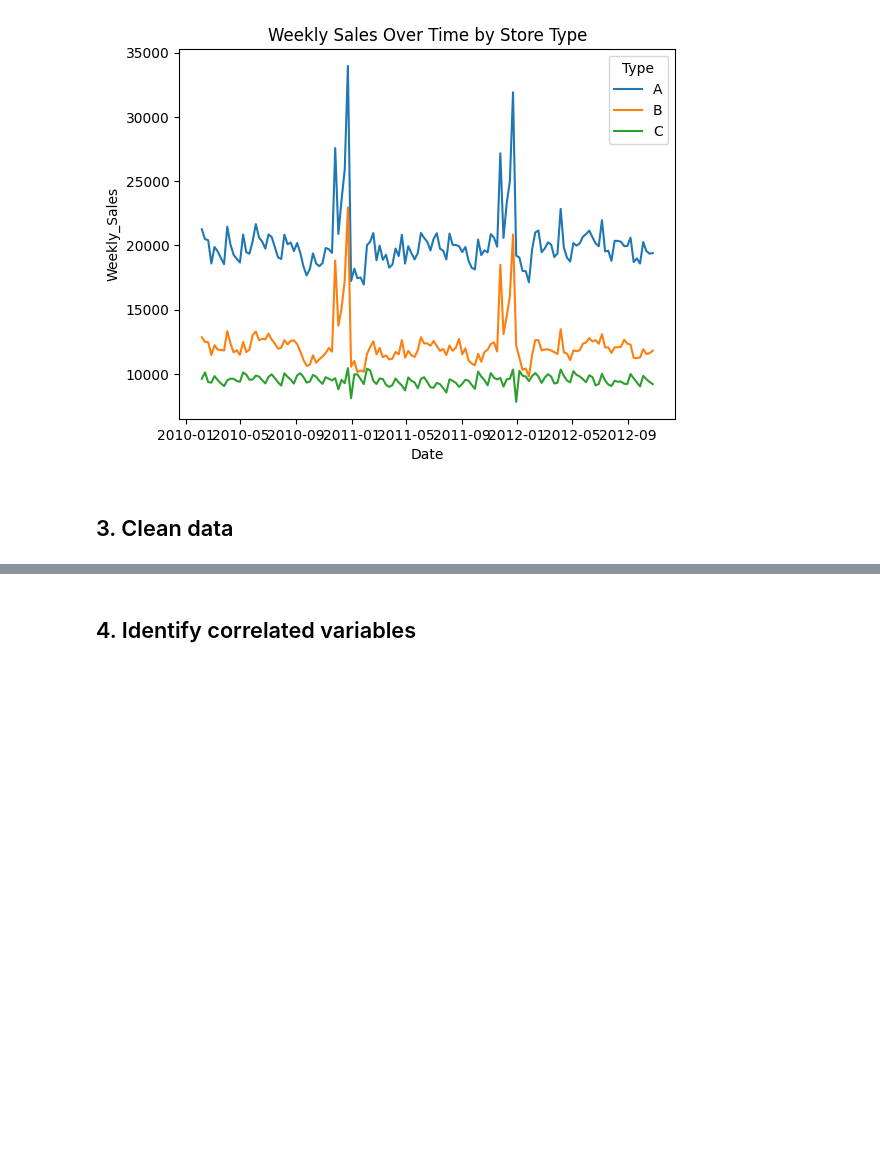
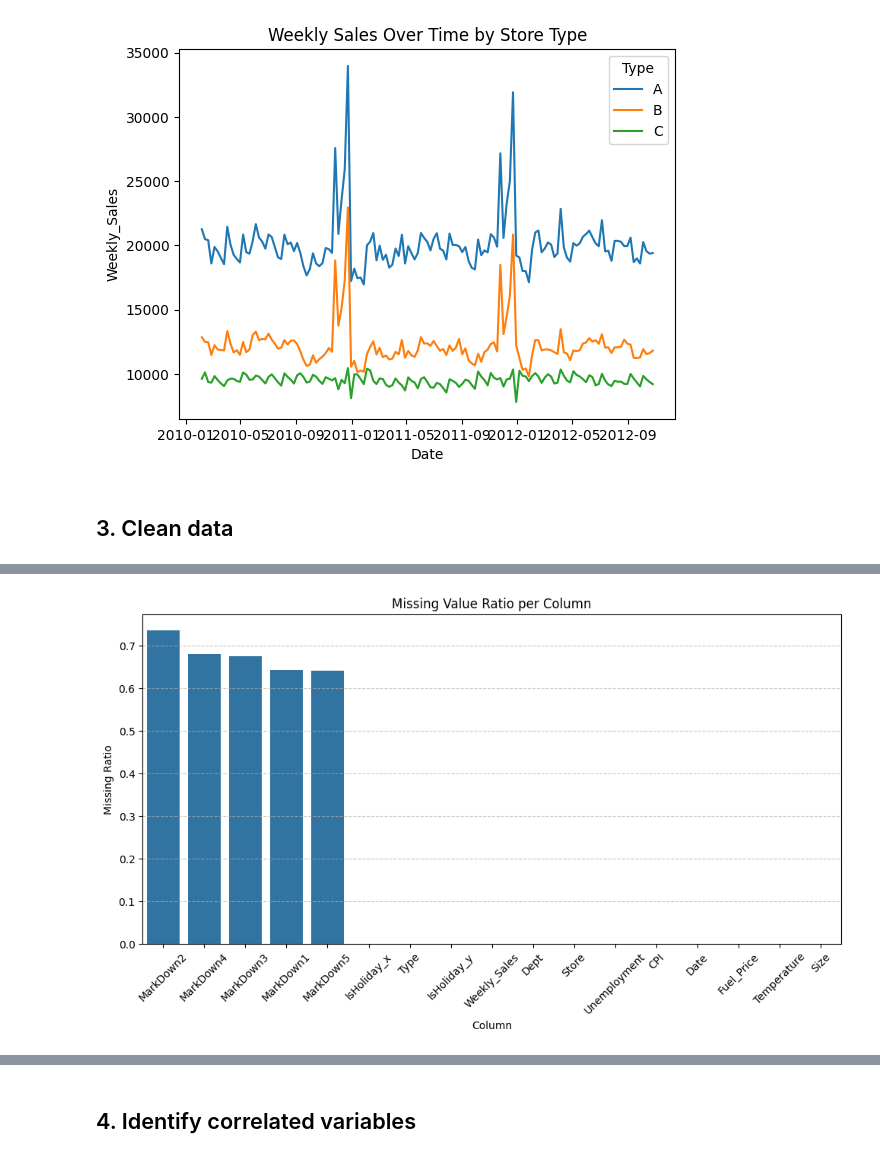
Before and after one commit to wyan170/Phase2_project, a Jupyter notebook: data-science/1. Analysis and Preprocessing/part1-submission.ipynb, the cells around one changed output, grey strips where cells are left out. Saved outputs shown, nothing was run; the diff lists cells and outputs as text; code cells hidden in the pictures; blank space fills up the shorter version.

```diff
--- a/data-science/1. Analysis and Preprocessing/part1-submission.ipynb
+++ b/data-science/1. Analysis and Preprocessing/part1-submission.ipynb
@@ -372,2 +369,5 @@ Weekly_Sales            0
 Type                    0
 Size                    0
+# %%
+missing_ratio = df.isnull().mean().sort_values(ascending=False)
+print(missing_ratio)
@@ -374,3 +393,15 @@ Size                    0
+# %%
+plt.figure(figsize=(10, 6))
+sns.barplot(x=missing_ratio.index, y=missing_ratio.values)
+plt.title("Missing Value Ratio per Column")
+plt.ylabel("Missing Ratio")
+plt.xlabel("Column")
+plt.xticks(rotation=45)
+plt.grid(True, axis="y", linestyle="--", alpha=0.7)
+plt.tight_layout()
+plt.show()
+# %% [output]
+[figure, added]
 # %%
 import missingno as msno
 
```
Also changed, not shown: parts of 9 cells of this notebook.
